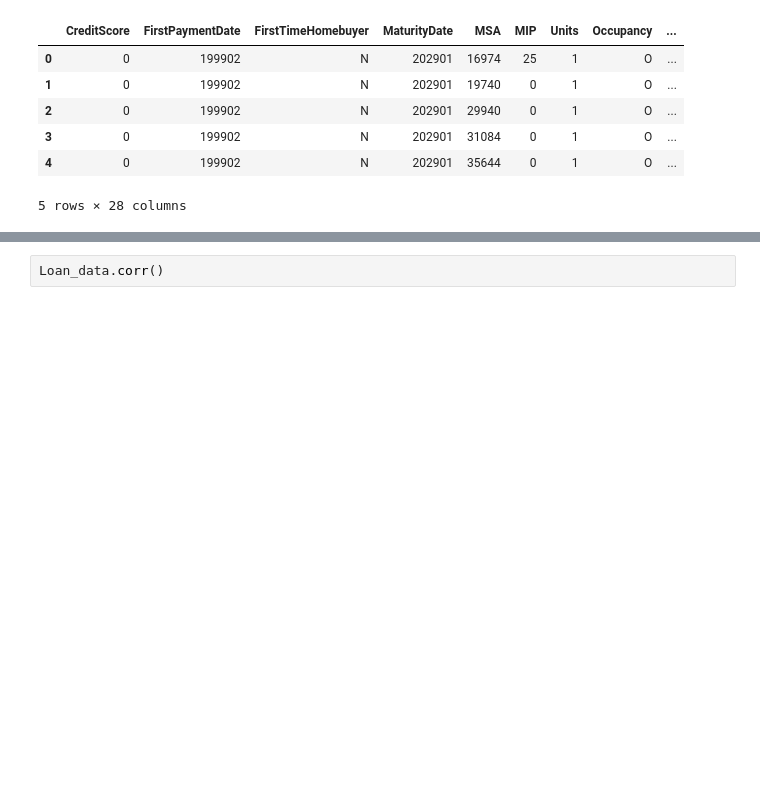
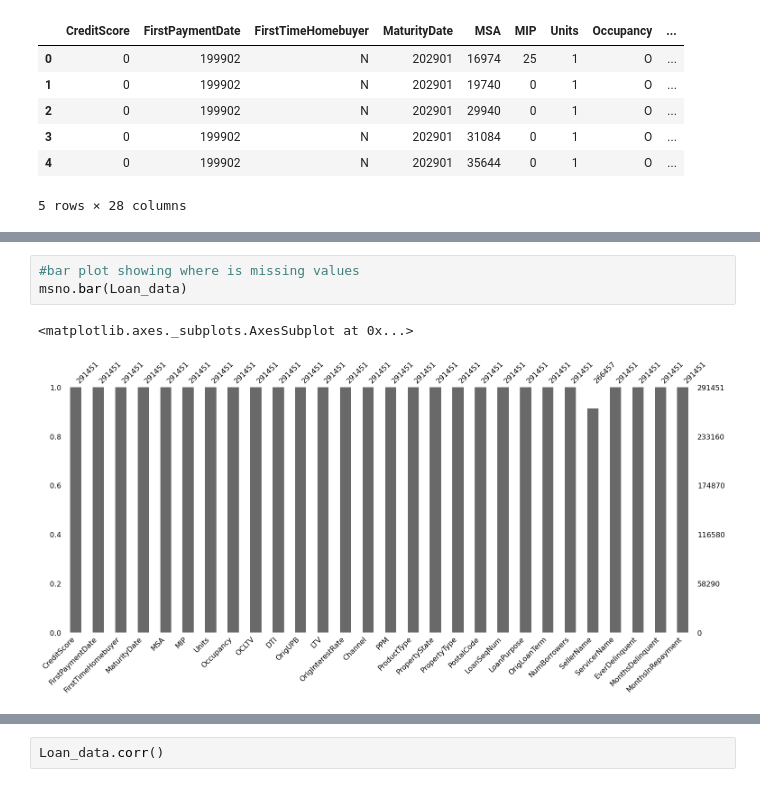
Before and after one commit to SamarHamdy/Train.csv, a Jupyter notebook: FinalProj_Samar.ipynb, the cells around one changed output, grey strips where cells are left out. Cells and saved outputs as stored; diff of their text form; blank space fills up the shorter version.

```diff
--- a/FinalProj_Samar.ipynb
+++ b/FinalProj_Samar.ipynb
@@ -144 +176,7 @@ MonthsInRepayment        1
 dtype: int64
+# %%
+#bar plot showing where is missing values
+msno.bar(Loan_data)
+# %% [output]
+<matplotlib.axes._subplots.AxesSubplot at 0x...>
+[figure, added]
```
Also changed, not shown: parts of 16 cells of this notebook.
